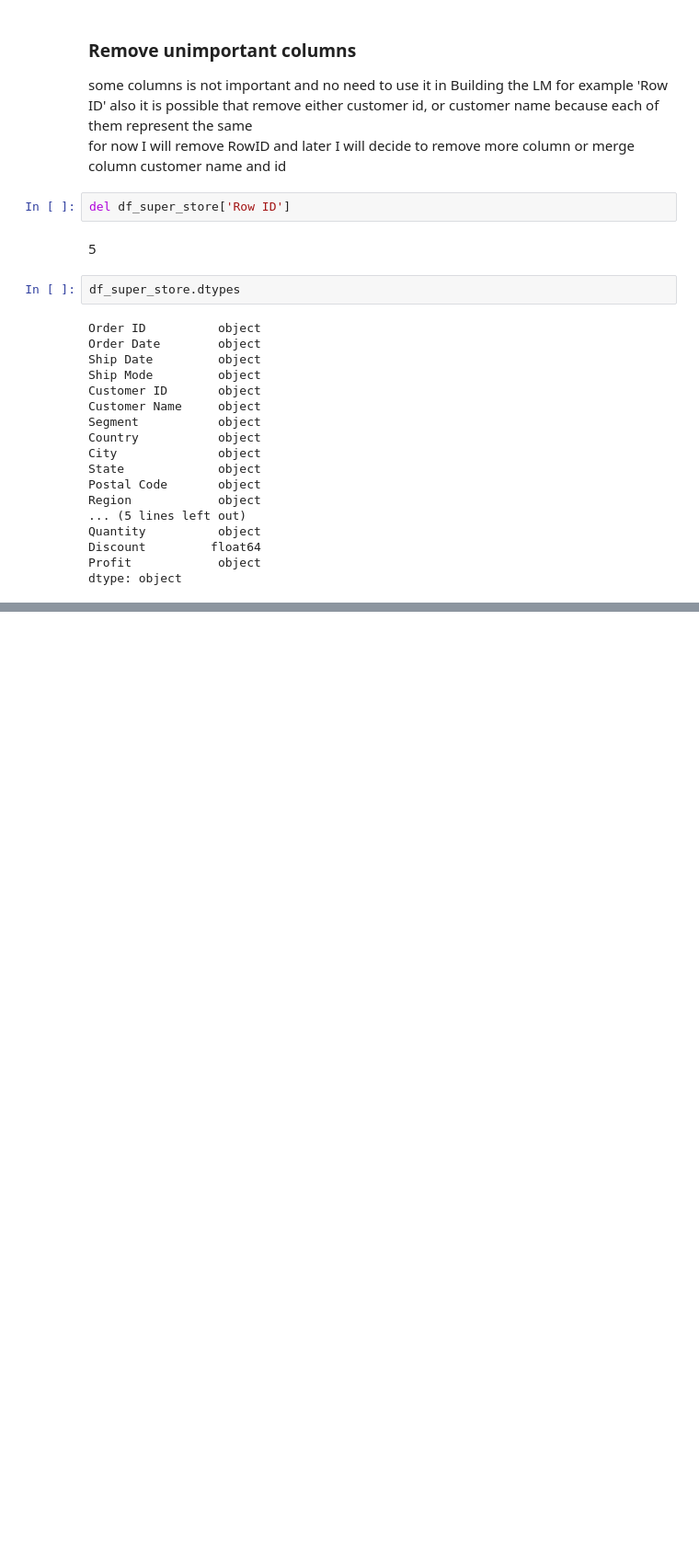
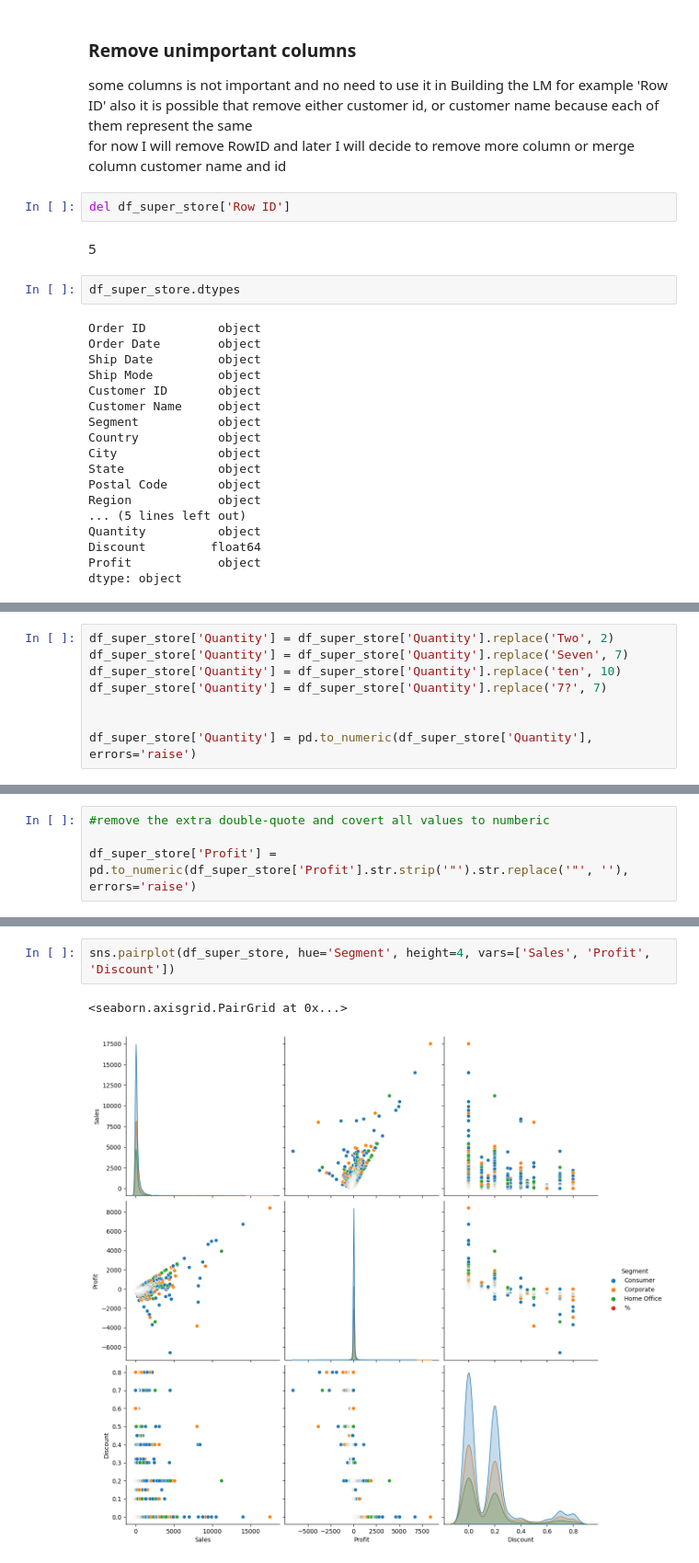
Before and after one commit to engmohamedsalah/AIMaster-Training, a Jupyter notebook: Building_an_AI_based_Application.ipynb, the cells around one changed output, grey strips where cells are left out. Shown: that part at 92% size. Saved outputs shown, nothing was run; the diff lists cells and outputs as text; blank space fills up the shorter version.

```diff
--- a/Building_an_AI_based_Application.ipynb
+++ b/Building_an_AI_based_Application.ipynb
@@ -163,0 +195,8 @@ dtype: int64
+# %%
+df_super_store['Quantity'] = df_super_store['Quantity'].replace('Two', 2)
+df_super_store['Quantity'] = df_super_store['Quantity'].replace('Seven', 7)
+df_super_store['Quantity'] = df_super_store['Quantity'].replace('ten', 10)
+df_super_store['Quantity'] = df_super_store['Quantity'].replace('7?', 7)
+
+
+df_super_store['Quantity'] = pd.to_numeric(df_super_store['Quantity'], errors='raise')
@@ -163,0 +217,4 @@ dtype: int64
+# %%
+#remove the extra double-quote and covert all values to numberic
+
+df_super_store['Profit'] = pd.to_numeric(df_super_store['Profit'].str.strip('"').str.replace('"', ''), errors='raise')
@@ -163,0 +276,5 @@ dtype: int64
+# %%
+sns.pairplot(df_super_store, hue='Segment', height=4, vars=['Sales', 'Profit', 'Discount'])
+# %% [output]
+<seaborn.axisgrid.PairGrid at 0x...>
+[figure, added]
```
Also changed, not shown: parts of 23 cells of this notebook.
